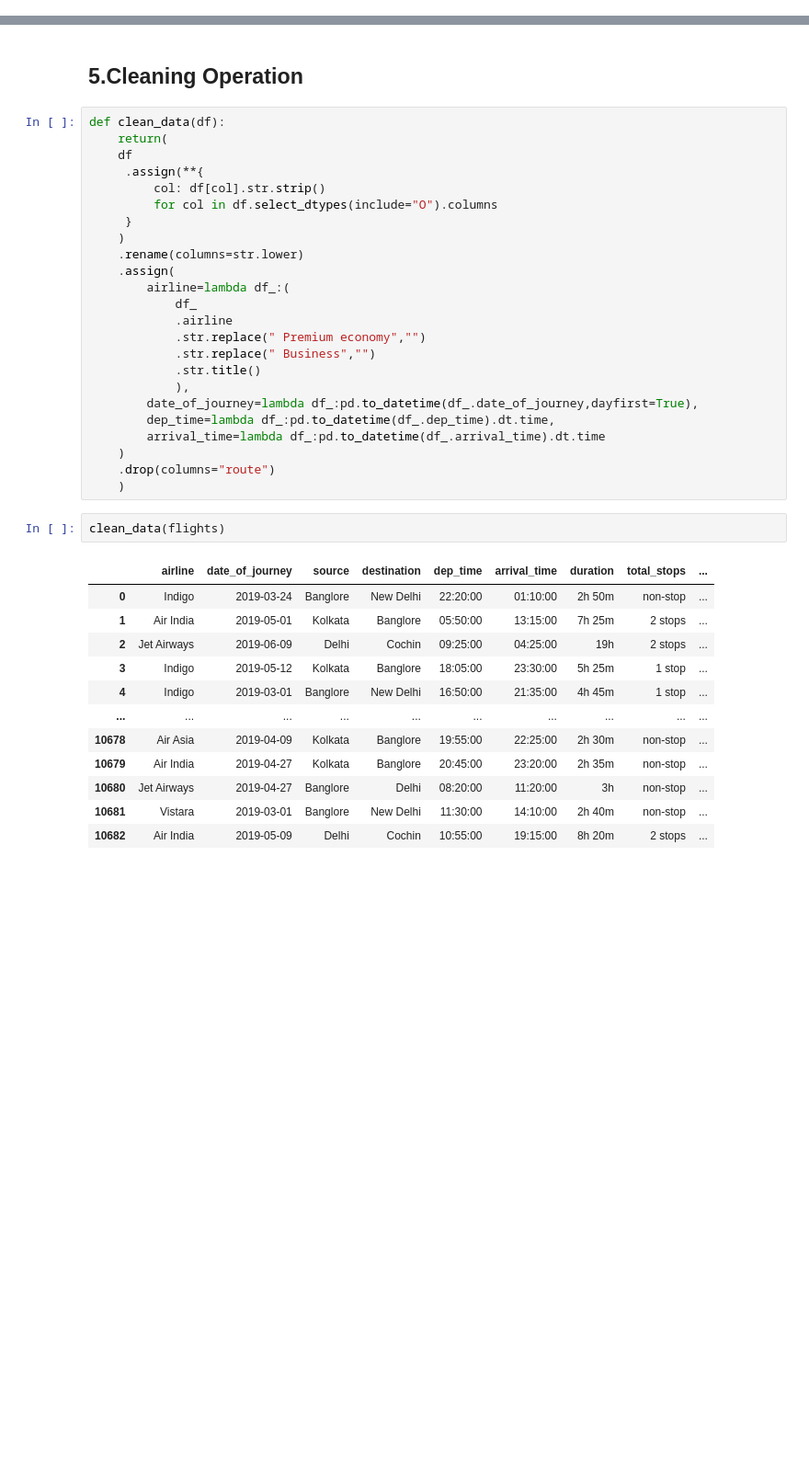
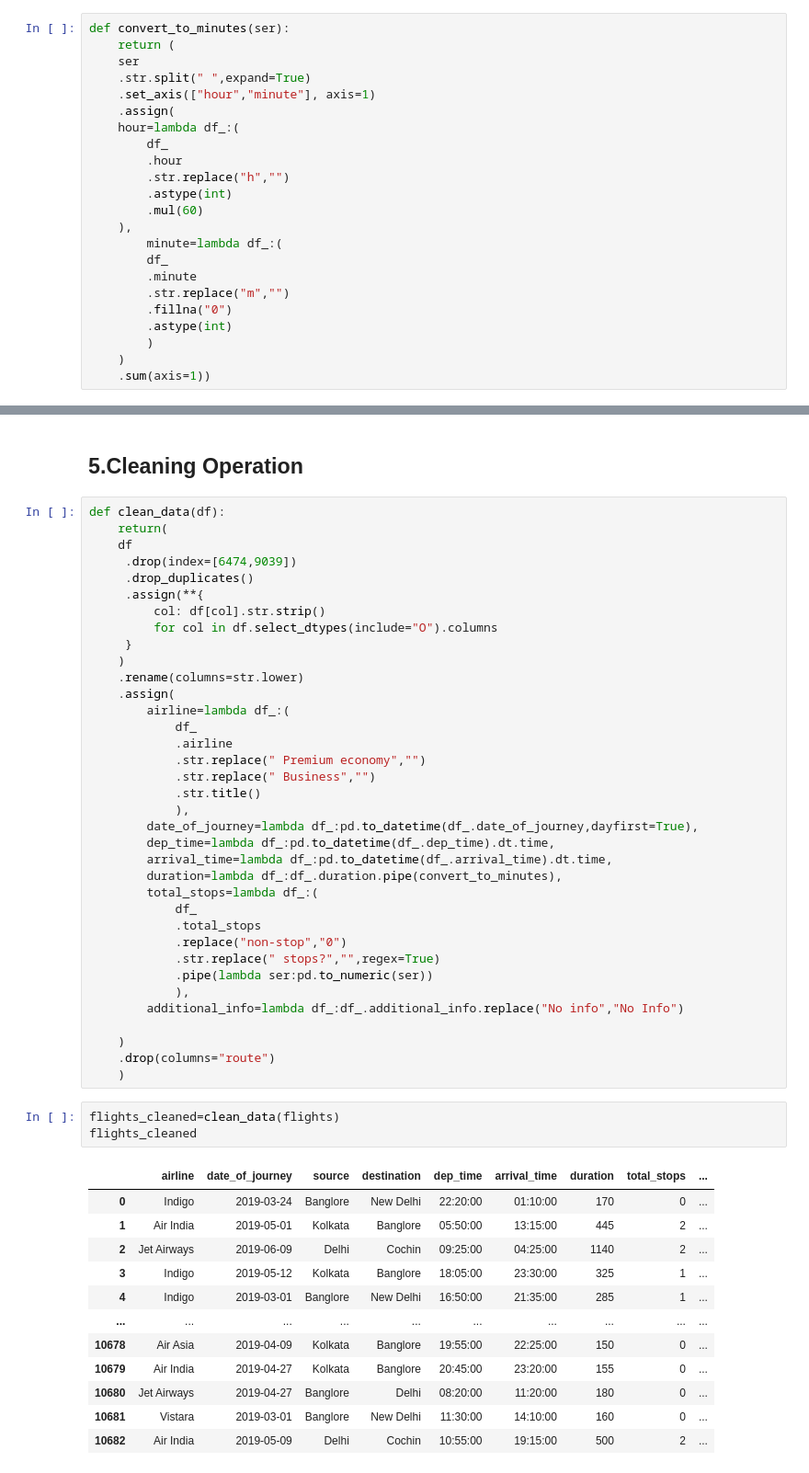
Before and after one commit to T0nm0y1802/AWSSagemaker-Flight-Price-prediction, a Jupyter notebook: Notebooks/Data Cleaning.ipynb, the cells around one changed output, grey strips where cells are left out. Shown at 92% size. Drawn from its saved outputs; the diff is of its cells as text; blank space fills up the shorter version.

```diff
--- a/Notebooks/Data Cleaning.ipynb
+++ b/Notebooks/Data Cleaning.ipynb
@@ -215,0 +312,23 @@ array(['2h 50m', '7h 25m', '19h', '5h 25m', '4h 45m', '2h 25m', '15h 30m',
+# %%
+def convert_to_minutes(ser):
+    return (
+    ser
+    .str.split(" ",expand=True)
+    .set_axis(["hour","minute"], axis=1)
+    .assign(
+    hour=lambda df_:(
+        df_
+        .hour
+        .str.replace("h","")
+        .astype(int)
+        .mul(60)
+    ),
+        minute=lambda df_:(
+        df_
+        .minute
+        .str.replace("m","")
+        .fillna("0")
+        .astype(int)
+        )
+    )
+    .sum(axis=1))
@@ -219,6 +370,8 @@ array(['2h 50m', '7h 25m', '19h', '5h 25m', '4h 45m', '2h 25m', '15h 30m',
 def clean_data(df):
     return(
     df
+     .drop(index=[6474,9039])
+     .drop_duplicates()
      .assign(**{
          col: df[col].str.strip()
          for col in df.select_dtypes(include="O").columns
@@ -235,22 +388,33 @@ def clean_data(df):
             ),
         date_of_journey=lambda df_:pd.to_datetime(df_.date_of_journey,dayfirst=True),
         dep_time=lambda df_:pd.to_datetime(df_.dep_time).dt.time,
-        arrival_time=lambda df_:pd.to_datetime(df_.arrival_time).dt.time
+        arrival_time=lambda df_:pd.to_datetime(df_.arrival_time).dt.time,
+        duration=lambda df_:df_.duration.pipe(convert_to_minutes),
+        total_stops=lambda df_:(
+            df_
+            .total_stops
+            .replace("non-stop","0")
+            .str.replace(" stops?","",regex=True)
+            .pipe(lambda ser:pd.to_numeric(ser))
+            ),
+        additional_info=lambda df_:df_.additional_info.replace("No info","No Info")
+
     )
     .drop(columns="route")
     )
 # %%
-clean_data(flights)
+flights_cleaned=clean_data(flights)
+flights_cleaned
 # %% [output]
 |  | airline | date_of_journey | source | destination | dep_time | arrival_time | duration | total_stops | ... |
-| 0 | Indigo | 2019-03-24 | Banglore | New Delhi | 22:20:00 | 01:10:00 | 2h 50m | non-stop | ... |
-| 1 | Air India | 2019-05-01 | Kolkata | Banglore | 05:50:00 | 13:15:00 | 7h 25m | 2 stops | ... |
-| 2 | Jet Airways | 2019-06-09 | Delhi | Cochin | 09:25:00 | 04:25:00 | 19h | 2 stops | ... |
-| 3 | Indigo | 2019-05-12 | Kolkata | Banglore | 18:05:00 | 23:30:00 | 5h 25m | 1 stop | ... |
-| 4 | Indigo | 2019-03-01 | Banglore | New Delhi | 16:50:00 | 21:35:00 | 4h 45m | 1 stop | ... |
+| 0 | Indigo | 2019-03-24 | Banglore | New Delhi | 22:20:00 | 01:10:00 | 170 | 0 | ... |
+| 1 | Air India | 2019-05-01 | Kolkata | Banglore | 05:50:00 | 13:15:00 | 445 | 2 | ... |
+| 2 | Jet Airways | 2019-06-09 | Delhi | Cochin | 09:25:00 | 04:25:00 | 1140 | 2 | ... |
+| 3 | Indigo | 2019-05-12 | Kolkata | Banglore | 18:05:00 | 23:30:00 | 325 | 1 | ... |
+| 4 | Indigo | 2019-03-01 | Banglore | New Delhi | 16:50:00 | 21:35:00 | 285 | 1 | ... |
 | ... | ... | ... | ... | ... | ... | ... | ... | ... | ... |
-| 10678 | Air Asia | 2019-04-09 | Kolkata | Banglore | 19:55:00 | 22:25:00 | 2h 30m | non-stop | ... |
-| 10679 | Air India | 2019-04-27 | Kolkata | Banglore | 20:45:00 | 23:20:00 | 2h 35m | non-stop | ... |
-| 10680 | Jet Airways | 2019-04-27 | Banglore | Delhi | 08:20:00 | 11:20:00 | 3h | non-stop | ... |
-| 10681 | Vistara | 2019-03-01 | Banglore | New Delhi | 11:30:00 | 14:10:00 | 2h 40m | non-stop | ... |
-| 10682 | Air India | 2019-05-09 | Delhi | Cochin | 10:55:00 | 19:15:00 | 8h 20m | 2 stops | ... |
+| 10678 | Air Asia | 2019-04-09 | Kolkata | Banglore | 19:55:00 | 22:25:00 | 150 | 0 | ... |
+| 10679 | Air India | 2019-04-27 | Kolkata | Banglore | 20:45:00 | 23:20:00 | 155 | 0 | ... |
+| 10680 | Jet Airways | 2019-04-27 | Banglore | Delhi | 08:20:00 | 11:20:00 | 180 | 0 | ... |
+| 10681 | Vistara | 2019-03-01 | Banglore | New Delhi | 11:30:00 | 14:10:00 | 160 | 0 | ... |
+| 10682 | Air India | 2019-05-09 | Delhi | Cochin | 10:55:00 | 19:15:00 | 500 | 2 | ... |
```
Also changed, not shown: parts of 19 cells of this notebook, 13 other files.
